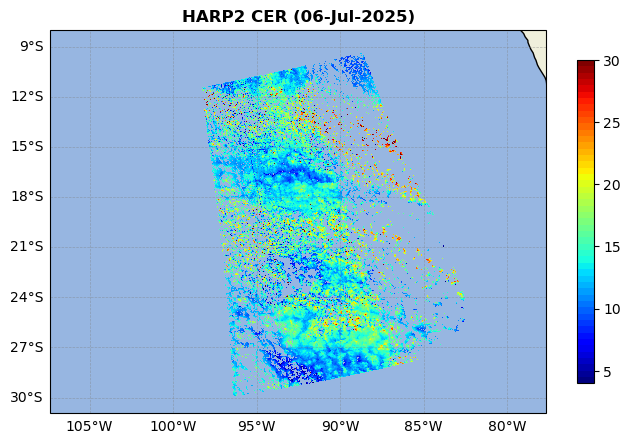
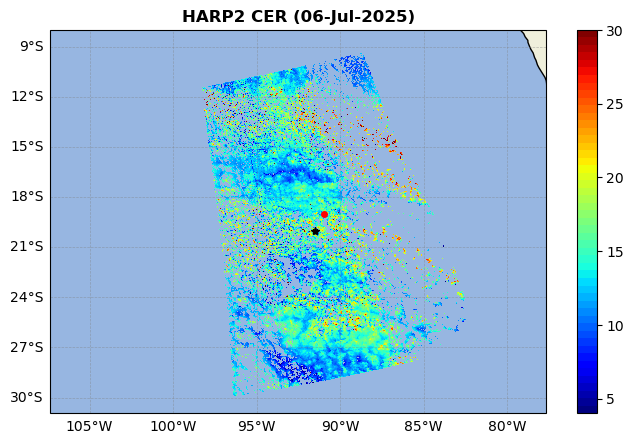
The change to this notebook cell's code, shown as a diff; its figure went from the first image to the second:
--- before
+++ after
@@ -9,9 +9,10 @@
 mat = ax.pcolormesh(OCI_CLD.ds.longitude.values, OCI_CLD.ds.latitude.values, data, transform=ccrs.PlateCarree(),
                      cmap=cmap, vmin=vmin, vmax=vmax, shading="nearest", rasterized=True)
-# ax.plot(OCI_CLD.ds.longitude.values[y0, x0], OCI_CLD.ds.latitude.values[y0, x0], marker='o', color='r',
-#         markersize=4, transform=ccrs.PlateCarree(), zorder=5)
-# ax.plot(OCI_CLD.ds.longitude.values[y1, x1], OCI_CLD.ds.latitude.values[y1, x1], marker='*', color='k',
-#         markersize=6, transform=ccrs.PlateCarree(), zorder=5)
-ax.set_aspect("equal")
+
+ax.plot(OCI_CLD.ds.longitude.values[y0, x0], OCI_CLD.ds.latitude.values[y0, x0], marker='o', color='r',
+        markersize=4, transform=ccrs.PlateCarree(), zorder=5)
+ax.plot(OCI_CLD.ds.longitude.values[y1, x1], OCI_CLD.ds.latitude.values[y1, x1], marker='*', color='k',
+        markersize=6, transform=ccrs.PlateCarree(), zorder=5)
+
 ax.set_aspect("equal")
 ax.add_feature(cfeature.LAND)
@@ -24,6 +25,5 @@
 gl.right_labels = False
 
-cax = plt.colorbar(mat, ax=ax, shrink=0.7)
-# cax = plt.colorbar(mat, ax=ax, ticks=np.arange(vmin, vmax + 1, 5))
+cax = plt.colorbar(mat, ax=ax, shrink=0.83)
 
 # plt.savefig("Map_HARP2.png", dpi=500, bbox_inches="tight")

Commit: updated Analysis